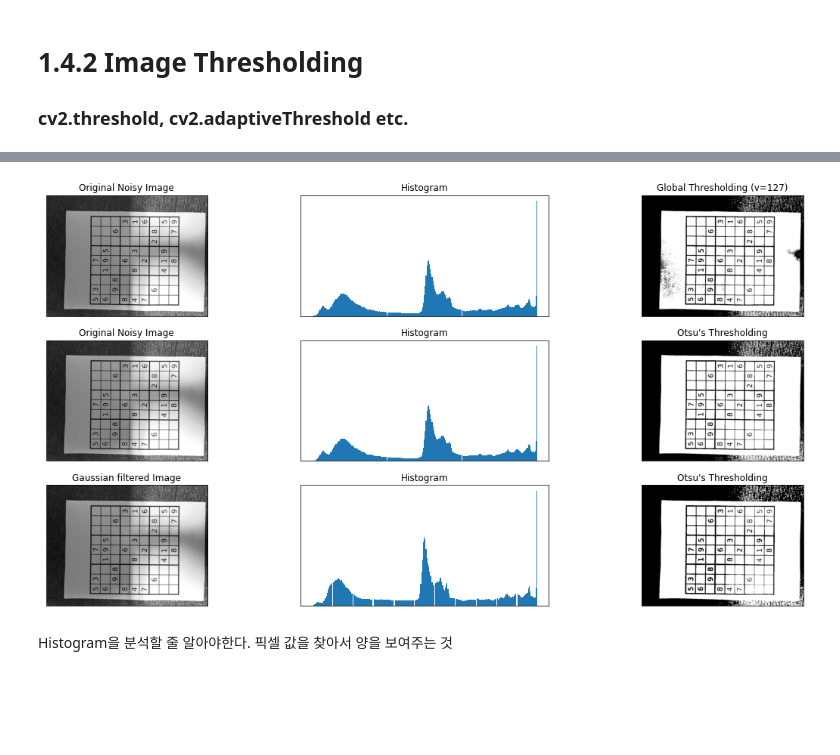
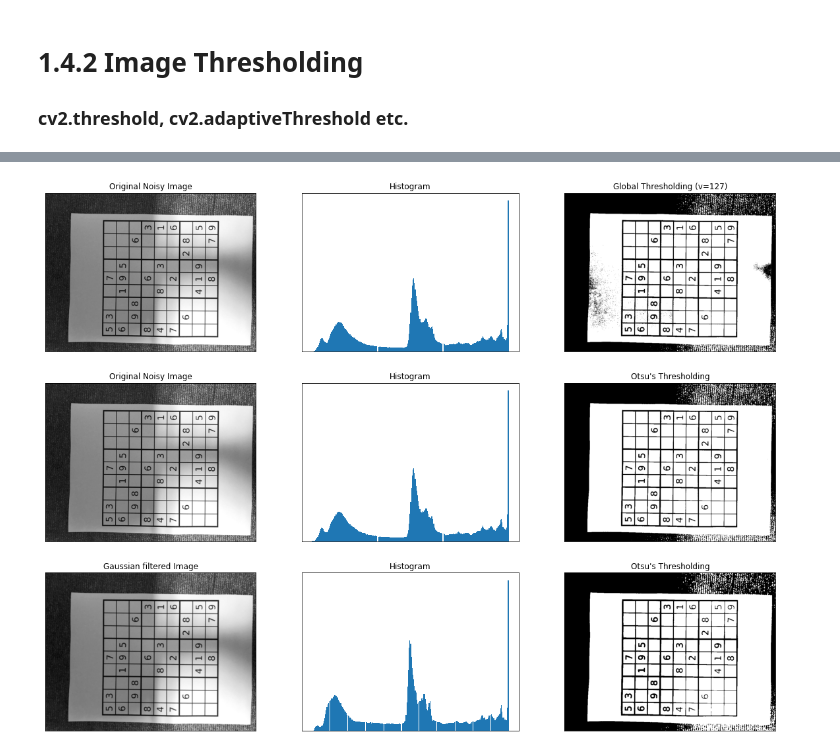
Before and after one commit to expbox77/ComputerVision20212, a Jupyter notebook: OpenCV21/C142.ipynb, the cells around one changed output, grey strips where cells are left out. Drawn from its saved outputs; the diff is of its cells as text; code cells hidden in the pictures; blank space fills up the shorter version.

```diff
--- a/OpenCV21/C142.ipynb
+++ b/OpenCV21/C142.ipynb
@@ -68,43 +90,60 @@ plt.show()
 # %%
 import cv2
 import numpy as np
 from matplotlib import pyplot as plt
 
+# Otsu의 이진화(Otsu’s Binarization)란 bimodal image에서 임계값을 자동으로 계산해주는 것을 말한다.
+
 img = cv2.imread('sIMG_2168.jpg',0)
 
 # global thresholding
-ret1,th1 = cv2.threshold(img,127,255,cv2.THRESH_BINARY)
+# cv2.threshold(이미지, 임계값, 임계값을 넘었을 때 적용할 value, 임계처리 방법)
+ret1,th1 = cv2.threshold(img, 127, 255, cv2.THRESH_BINARY)
 
 # Otsu's thresholding
-ret2,th2 = cv2.threshold(img,0,255,cv2.THRESH_BINARY+cv2.THRESH_OTSU)
+# OpenCV에서는 Otsu Binaryzation을 적용하는 단일 함수는 따로 없다.
+# cv2.threshold() 함수 적용시 임계처리 방법을 cv2.THRESH_BINARY + cv2.THRESH_OTSU로 설정하고 임계값을 0으로 설정하면 된다.
+# cv2.THRESH_BINARY + cv2.THRESH_OTSU 사용 시 cv2.thrshould() 함수가 적절한 임계값을 계산하여 이를 적용한 결과를 리턴한다.
+ret2,th2 = cv2.threshold(img, 0, 255, cv2.THRESH_BINARY + cv2.THRESH_OTSU)
 
-# Otsu's thresholding after Gaussian filtering
-blur = cv2.GaussianBlur(img,(5,5),0)
-ret3,th3 = cv2.threshold(blur,0,255,cv2.THRESH_BINARY+cv2.THRESH_OTSU)
+
+# 가우시안 필터링(블러) 사용 후 Otsu 이진화 적용
+
+# ROI 주변으로 지정한 커널 크기(ksize) 내의 픽셀 중 중심에 있는 픽셀에 높은 가중치를 부여하는 방식
+# cv2.GaussianBlur(src, ksize, sigmaX)
+# src: 입력 영상. 각 채널 별로 처리됨.
+# ksize: 가우시안 커널 크기. (0, 0)을 지정하면 sigma 값에 의해 자동 결정됨
+# sigmaX: x방향 sigma.
+
+blur = cv2.GaussianBlur(img, (5, 5), 0)
+ret3,th3 = cv2.threshold(blur, 0, 255, cv2.THRESH_BINARY + cv2.THRESH_OTSU)
 
 # plot all the images and their histograms
 images = [img, 0, th1,
           img, 0, th2,
           blur, 0, th3]
 titles = ['Original Noisy Image','Histogram','Global Thresholding (v=127)',
           'Original Noisy Image','Histogram',"Otsu's Thresholding",
           'Gaussian filtered Image','Histogram',"Otsu's Thresholding"]
 
-plt.rcParams["figure.figsize"] = (20,10)
+# matplotlib로 볼 때 이미지의 사이즈를 변경하는 것 (10, 5)
+plt.rcParams["figure.figsize"] = (20,15)
 
+# plt.subplot(231) --> 2x3 행렬로 정렬된 표에서 1번째(왼쪽 위부터)
 for i in range(3):
-    plt.subplot(3,3,i*3+1),plt.imshow(images[i*3],'gray')
-    plt.title(titles[i*3]), plt.xticks([]), plt.yticks([])
-    plt.subplot(3,3,i*3+2),plt.hist(images[i*3].ravel(),256)
-    plt.title(titles[i*3+1]), plt.xticks([]), plt.yticks([])
-    plt.subplot(3,3,i*3+3),plt.imshow(images[i*3+2],'gray')
-    plt.title(titles[i*3+2]), plt.xticks([]), plt.yticks([])
+    plt.subplot(3, 3, i * 3 + 1), plt.imshow(images[i * 3], 'gray')
+    plt.title(titles[i * 3]), plt.xticks([]), plt.yticks([])
+    plt.subplot(3, 3, i * 3 + 2), plt.hist(images[i * 3].ravel(), 256)
+    plt.title(titles[i * 3 + 1]), plt.xticks([]), plt.yticks([])
+    plt.subplot(3, 3, i * 3 + 3), plt.imshow(images[i * 3 + 2], 'gray')
+    plt.title(titles[i * 3 + 2]), plt.xticks([]), plt.yticks([])
+
 plt.show()
+
+# Histogram을 분석할 줄 알아야한다.
+# 픽셀 값을 찾아서 양을 보여주는 것
 # %% [output]
-[figure, old version]
+[figure, new version]
-# %% [markdown]
-Histogram을 분석할 줄 알아야한다.
-픽셀 값을 찾아서 양을 보여주는 것
 # %%
 # How Otsu’s Binarization Works?
 # %%
```
Also changed, not shown: parts of 5 cells of this notebook, 5 other files.
